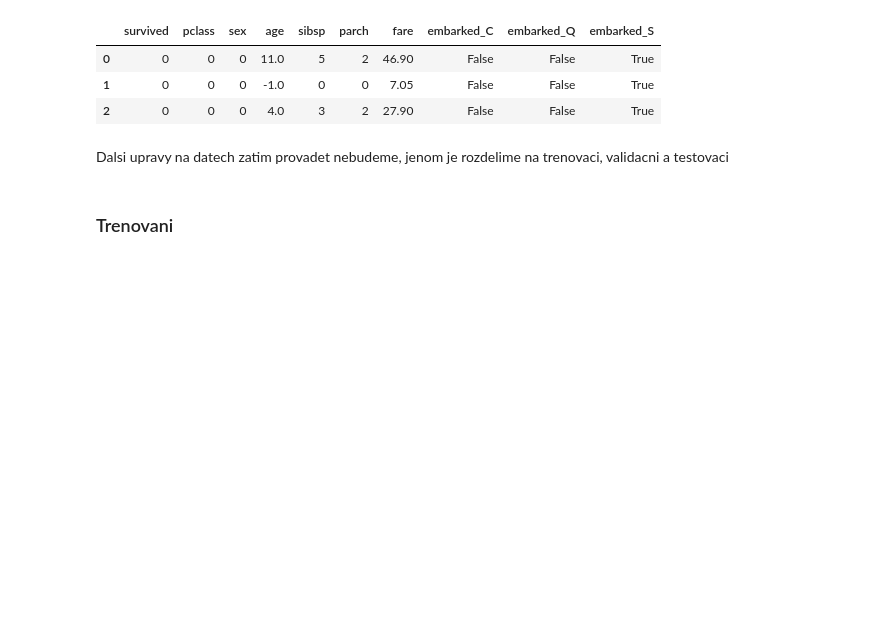
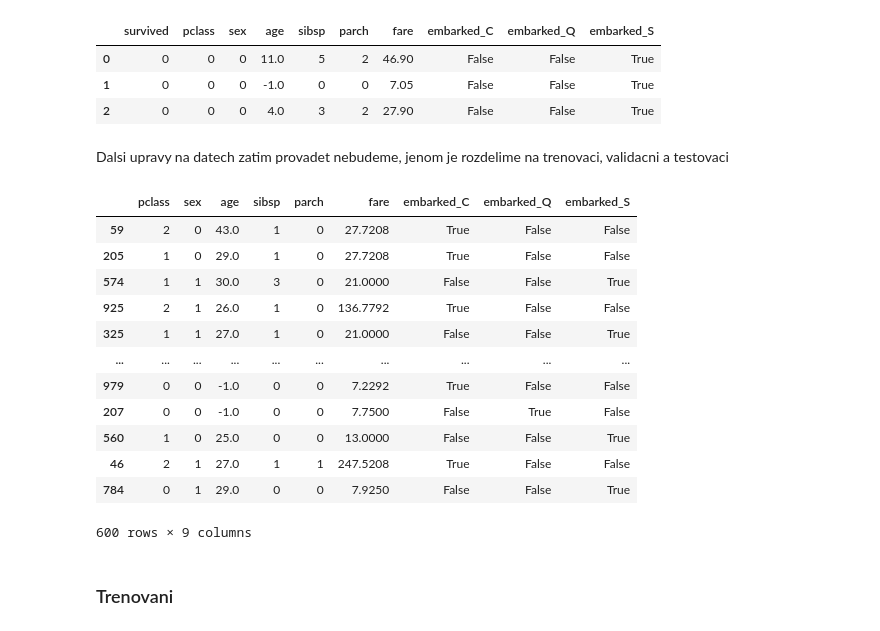
Before and after one commit to nickobard/Machine-Learning-I, a Jupyter notebook: 01/homework_01.ipynb, the cells around one changed output. Drawn from its saved outputs; the diff is of its cells as text; code cells hidden in the pictures; blank space fills up the shorter version.

```diff
--- a/01/homework_01.ipynb
+++ b/01/homework_01.ipynb
@@ -914,6 +915,22 @@ Xtrain, Xrest, ytrain, yrest = train_test_split(
 
 # 0.4*0.6 = 0.24 -> 24% validacni, 0.4*0.4 = 0.16 -> 16% testovaci
 Xtest, Xval, ytest, yval = train_test_split(Xrest, yrest, test_size=0.6)
+# %%
+Xtrain
+# %% [output]
+|  | pclass | sex | age | sibsp | parch | fare | embarked_C | embarked_Q | embarked_S |
+| 59 | 2 | 0 | 43.0 | 1 | 0 | 27.7208 | True | False | False |
+| 205 | 1 | 0 | 29.0 | 1 | 0 | 27.7208 | True | False | False |
+| 574 | 1 | 1 | 30.0 | 3 | 0 | 21.0000 | False | False | True |
+| 925 | 2 | 1 | 26.0 | 1 | 0 | 136.7792 | True | False | False |
+| 325 | 1 | 1 | 27.0 | 1 | 0 | 21.0000 | False | False | True |
+| ... | ... | ... | ... | ... | ... | ... | ... | ... | ... |
+| 979 | 0 | 0 | -1.0 | 0 | 0 | 7.2292 | True | False | False |
+| 207 | 0 | 0 | -1.0 | 0 | 0 | 7.7500 | False | True | False |
+| 560 | 1 | 0 | 25.0 | 0 | 0 | 13.0000 | False | False | True |
+| 46 | 2 | 1 | 27.0 | 1 | 1 | 247.5208 | True | False | False |
+| 784 | 0 | 1 | 29.0 | 0 | 0 | 7.9250 | False | False | True |
+600 rows × 9 columns
 # %% [markdown]
 ### Trenovani
 # %% [markdown]
```
Also changed, not shown: parts of 26 cells of this notebook.
